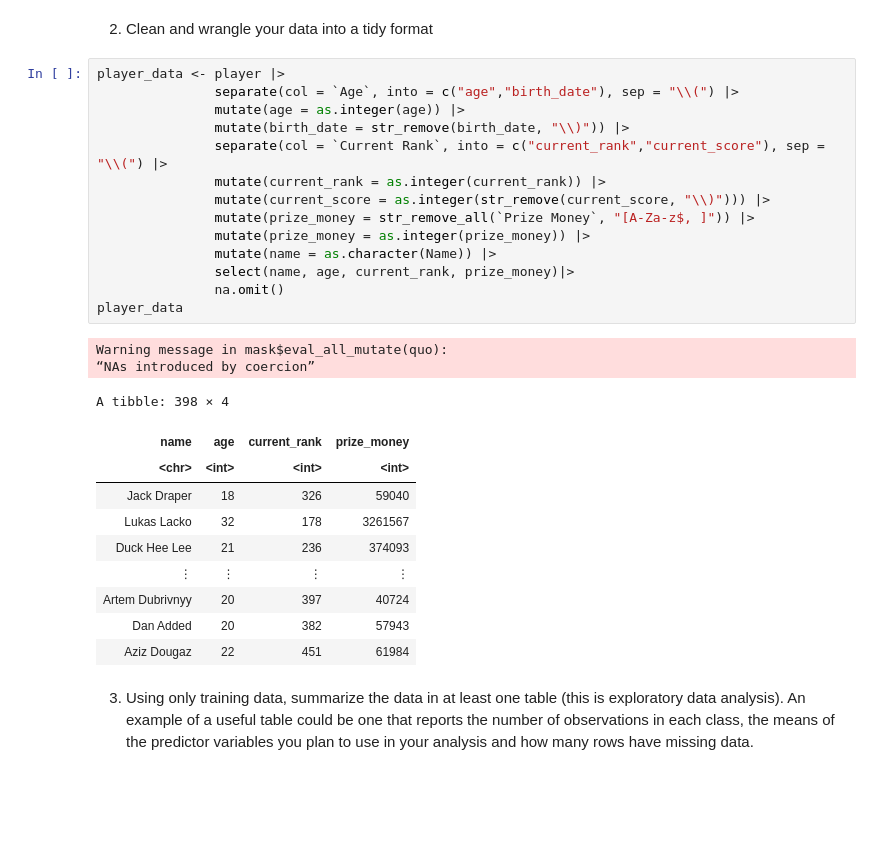
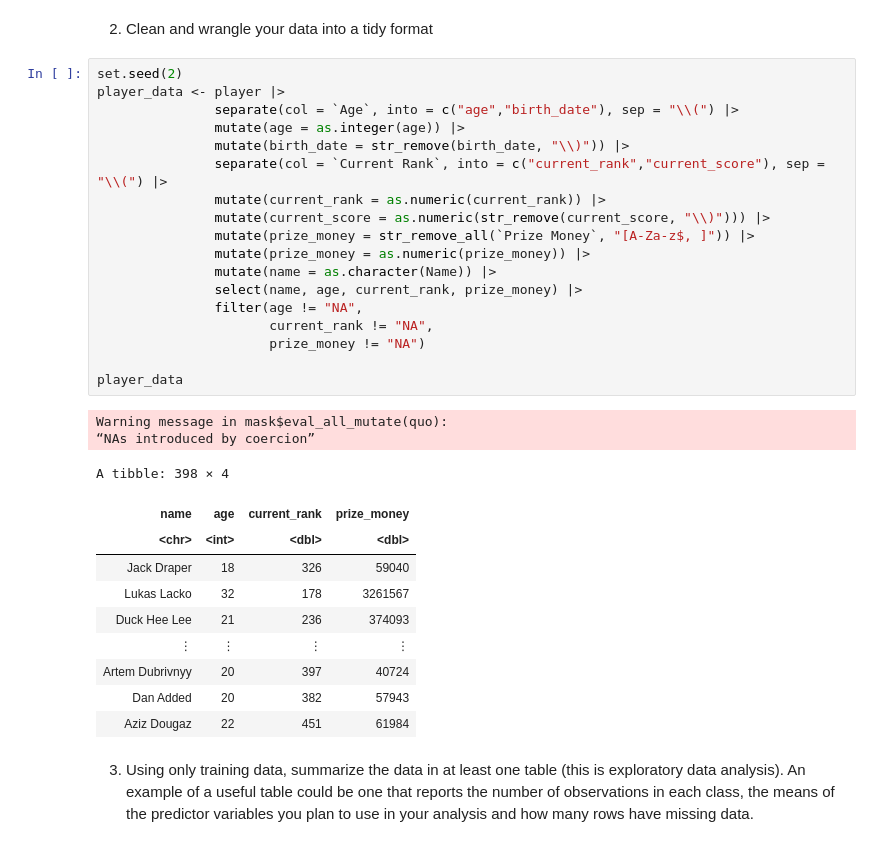
Before and after one commit to HaoyuYou/player_group_project, a Jupyter notebook: group_proposal.ipynb, the cells around one changed output. Cells and saved outputs as stored; diff of their text form; blank space fills up the shorter version.

```diff
--- a/group_proposal.ipynb
+++ b/group_proposal.ipynb
@@ -69,25 +73,29 @@ A spec_tbl_df: 500 × 38
 # %% [markdown]
 2. Clean and wrangle your data into a tidy format
 # %%
+set.seed(2)
 player_data <- player |>
                separate(col = `Age`, into = c("age","birth_date"), sep = "\\(") |>
                mutate(age = as.integer(age)) |>
                mutate(birth_date = str_remove(birth_date, "\\)")) |>
                separate(col = `Current Rank`, into = c("current_rank","current_score"), sep = "\\(") |>
-               mutate(current_rank = as.integer(current_rank)) |>
-               mutate(current_score = as.integer(str_remove(current_score, "\\)"))) |>
+               mutate(current_rank = as.numeric(current_rank)) |>
+               mutate(current_score = as.numeric(str_remove(current_score, "\\)"))) |>
                mutate(prize_money = str_remove_all(`Prize Money`, "[A-Za-z$, ]")) |>
-               mutate(prize_money = as.integer(prize_money)) |>
+               mutate(prize_money = as.numeric(prize_money)) |>
                mutate(name = as.character(Name)) |>
-               select(name, age, current_rank, prize_money)|>
-               na.omit()
+               select(name, age, current_rank, prize_money) |>
+               filter(age != "NA",
+                      current_rank != "NA",
+                      prize_money != "NA")
+
 player_data
 # %% [output]
 Warning message in mask$eval_all_mutate(quo):
 “NAs introduced by coercion”
 A tibble: 398 × 4
 | name | age | current_rank | prize_money |
-| <chr> | <int> | <int> | <int> |
+| <chr> | <int> | <dbl> | <dbl> |
 | Jack Draper | 18 | 326 | 59040 |
 | Lukas Lacko | 32 | 178 | 3261567 |
 | Duck Hee Lee | 21 | 236 | 374093 |
```
Also changed, not shown: parts of 14 cells of this notebook.
